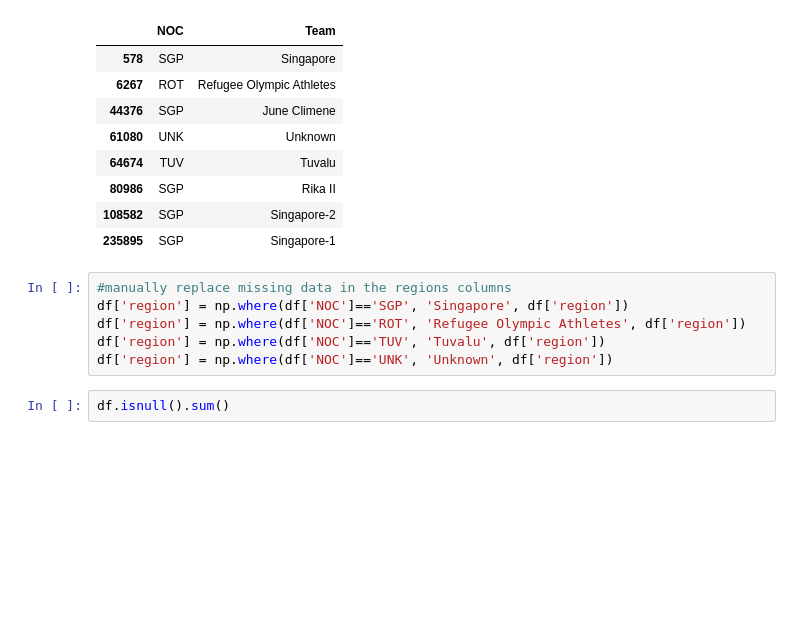
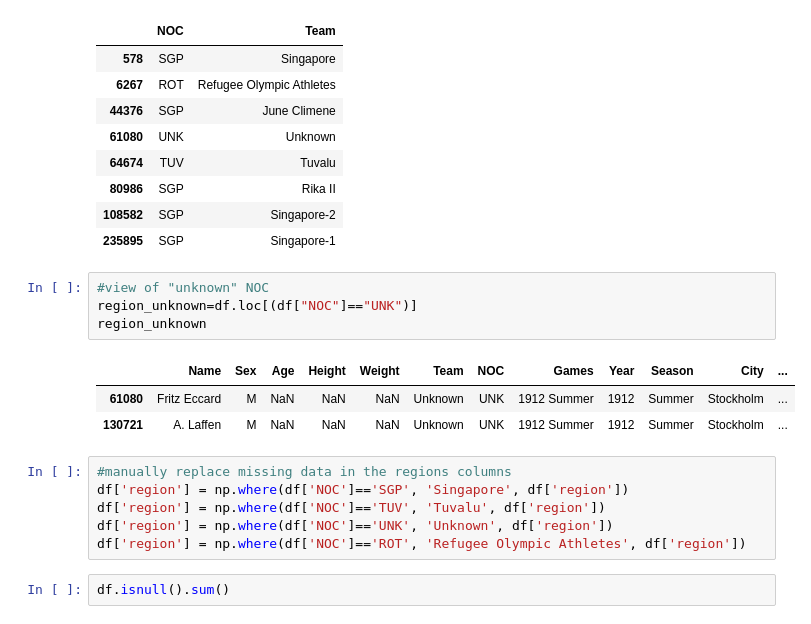
Before and after one commit to MaliheDahmardeh/Olympic-History, a Jupyter notebook: Olympic_History.ipynb, the cells around one changed output. Cells and saved outputs as stored; diff of their text form; blank space fills up the shorter version.

```diff
--- a/Olympic_History.ipynb
+++ b/Olympic_History.ipynb
@@ -155,12 +155,20 @@ df.loc[df['region'].isnull(),['NOC', 'Team']].drop_duplicates()
 | 80986 | SGP | Rika II |
 | 108582 | SGP | Singapore-2 |
 | 235895 | SGP | Singapore-1 |
+# %%
+#view of "unknown" NOC
+region_unknown=df.loc[(df["NOC"]=="UNK")]
+region_unknown
+# %% [output]
+|  | Name | Sex | Age | Height | Weight | Team | NOC | Games | Year | Season | City | ... |
+| 61080 | Fritz Eccard | M | NaN | NaN | NaN | Unknown | UNK | 1912 Summer | 1912 | Summer | Stockholm | ... |
+| 130721 | A. Laffen | M | NaN | NaN | NaN | Unknown | UNK | 1912 Summer | 1912 | Summer | Stockholm | ... |
 # %%
 #manually replace missing data in the regions columns
 df['region'] = np.where(df['NOC']=='SGP', 'Singapore', df['region'])
-df['region'] = np.where(df['NOC']=='ROT', 'Refugee Olympic Athletes', df['region'])
 df['region'] = np.where(df['NOC']=='TUV', 'Tuvalu', df['region'])
 df['region'] = np.where(df['NOC']=='UNK', 'Unknown', df['region'])
+df['region'] = np.where(df['NOC']=='ROT', 'Refugee Olympic Athletes', df['region'])
 # %%
 df.isnull().sum()
 # %% [output]
```
Also changed, not shown: parts of 17 cells of this notebook.
